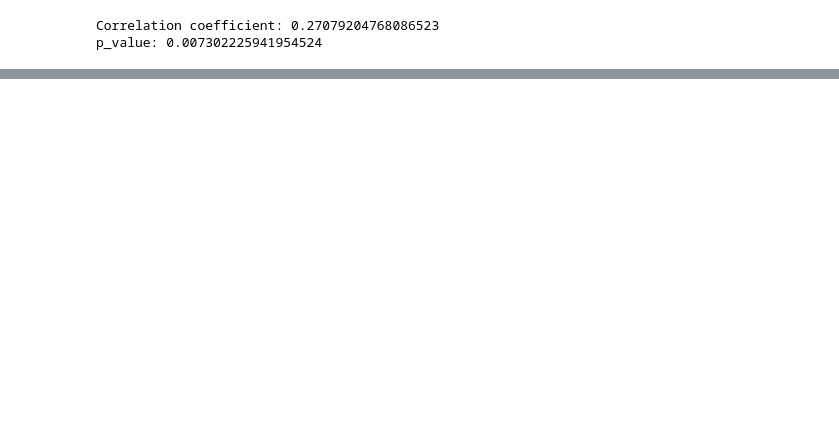
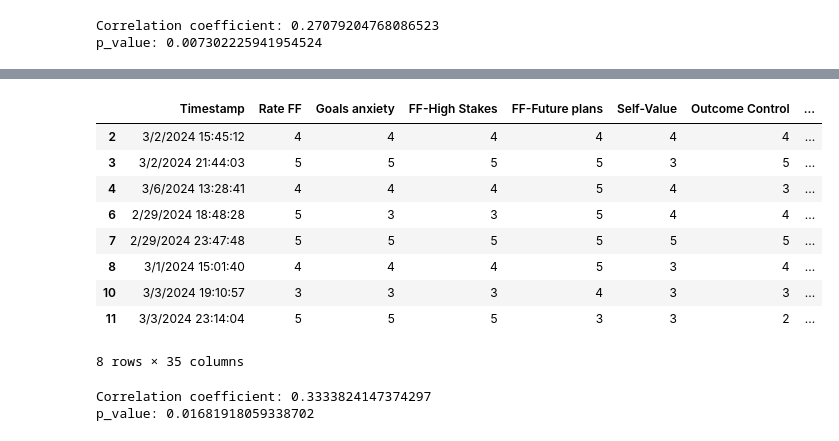
Before and after one commit to SamShebin/cogs-164, a Jupyter notebook: cogs164.ipynb, the cells around one changed output, grey strips where cells are left out. Cells and saved outputs as stored; diff of their text form; code cells hidden in the pictures; blank space fills up the shorter version.

```diff
--- a/cogs164.ipynb
+++ b/cogs164.ipynb
@@ -198,0 +373,23 @@ print("p_value:", p_value)
+# %%
+filtered_values = df[df['Define Academic Success'] == 'understanding and mastering the material']
+filtered_values.head(8)
+# %% [output]
+|  | Timestamp | Rate FF | Goals anxiety | FF-High Stakes | FF-Future plans | Self-Value | Outcome Control | ... |
+| 2 | 3/2/2024 15:45:12 | 4 | 4 | 4 | 4 | 4 | 4 | ... |
+| 3 | 3/2/2024 21:44:03 | 5 | 5 | 5 | 5 | 3 | 5 | ... |
+| 4 | 3/6/2024 13:28:41 | 4 | 4 | 4 | 5 | 4 | 3 | ... |
+| 6 | 2/29/2024 18:48:28 | 5 | 3 | 3 | 5 | 4 | 4 | ... |
+| 7 | 2/29/2024 23:47:48 | 5 | 5 | 5 | 5 | 5 | 5 | ... |
+| 8 | 3/1/2024 15:01:40 | 4 | 4 | 4 | 5 | 3 | 4 | ... |
+| 10 | 3/3/2024 19:10:57 | 3 | 3 | 3 | 4 | 3 | 3 | ... |
+| 11 | 3/3/2024 23:14:04 | 5 | 5 | 5 | 3 | 3 | 2 | ... |
+8 rows × 35 columns
+# %%
+correlation_coefficient, p_value = pearsonr(filtered_values['FoF Total'],filtered_values['Mot Total'] )
+
+# Print the correlation coefficient
+print("Correlation coefficient:", correlation_coefficient)
+print("p_value:", p_value)
+# %% [output]
+Correlation coefficient: 0.3333824147374297
+p_value: 0.01681918059338702
```
Also changed, not shown: parts of 18 cells of this notebook.
